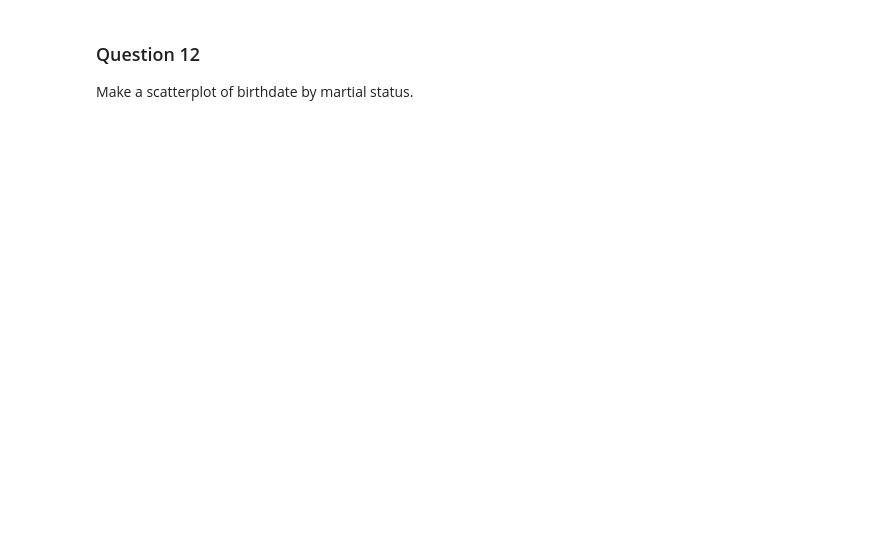
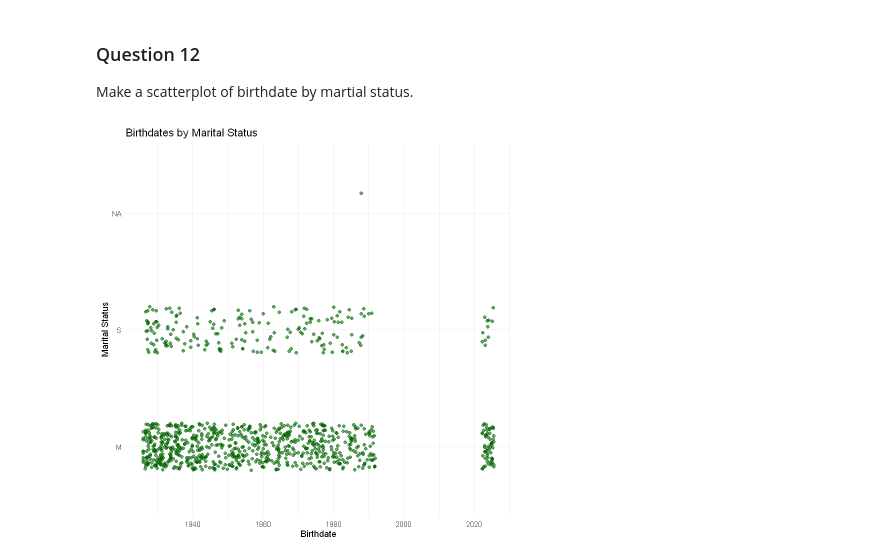
Before and after one commit to keertikalluru/BIOS512, a Jupyter notebook: BIOS512_HW3.ipynb, the cells around one changed output. Drawn from its saved outputs; the diff is of its cells as text; code cells hidden in the pictures; blank space fills up the shorter version.

```diff
--- a/BIOS512_HW3.ipynb
+++ b/BIOS512_HW3.ipynb
@@ -133,3 +239,7 @@ Download the patient_names.csv and patient_properties.csv files from Canvas and
 # %% [markdown]
 ### Question 6
 In the data frame pulled from patient_properties, you'll notice that the data is long, not wide. Do a pivot to make the properties their own columns. Print the first 10 observations after you do so.
+# %%
+#pivot wide
+properties_df <- pivot_wider(properties_df, names_from = property, values_from = value)
+print(head(properties_df, 10))
@@ -151,3 +408,14 @@ Make a histogram of the ages of patients by gender.
 # %% [markdown]
 ### Question 12
 Make a scatterplot of birthdate by martial status.
+# %%
+ggplot(joined_df, aes(x = BIRTHDATE, y = MARITAL)) +
+  geom_jitter(width = 0, height = 0.2, alpha = 0.6, color = "darkgreen") +
+  labs(
+    title = "Birthdates by Marital Status",
+    x = "Birthdate",
+    y = "Marital Status"
+  ) +
+  theme_minimal()
+# %% [output]
+[figure, added]
```
Also changed, not shown: parts of 17 cells of this notebook.
